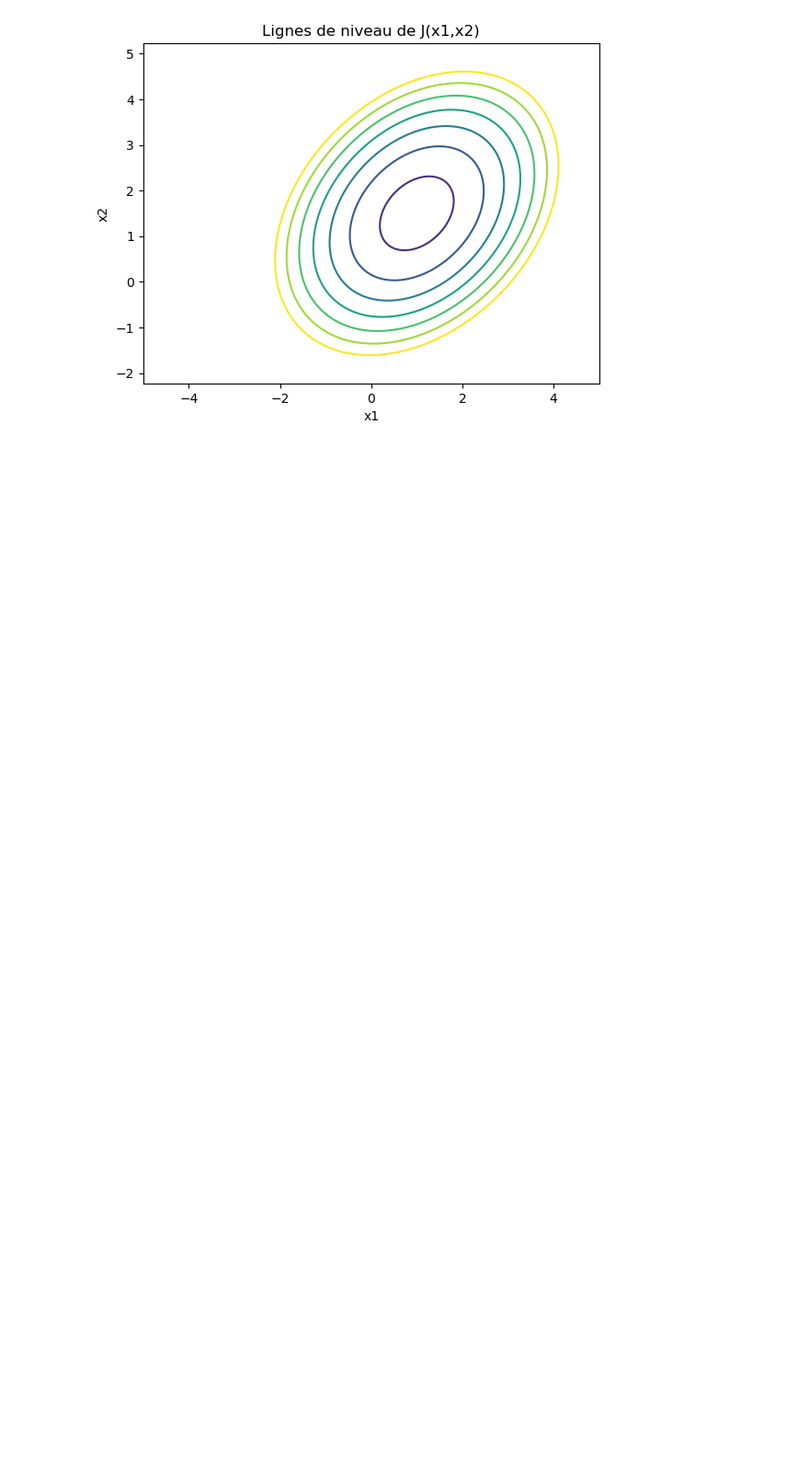
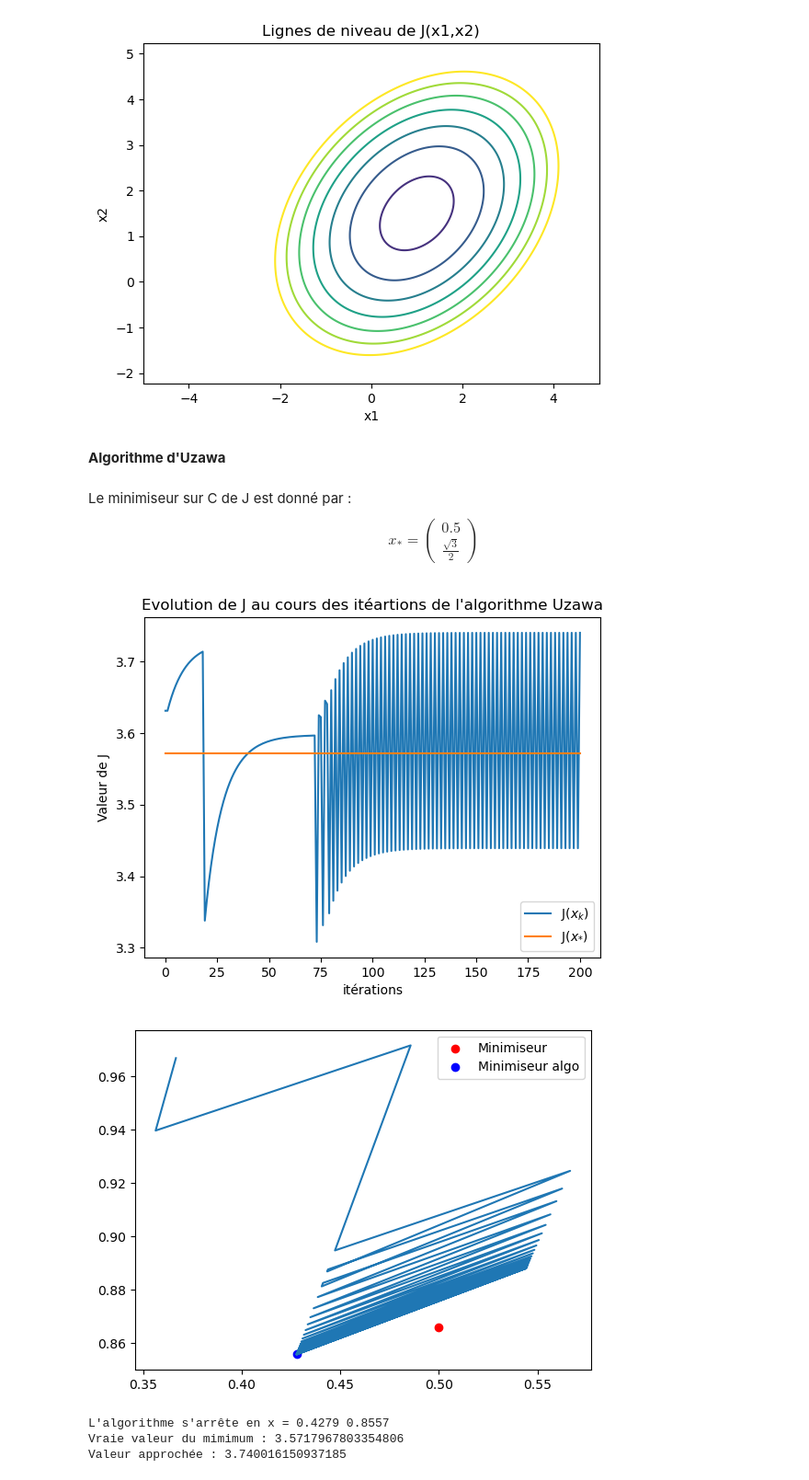
Before and after one commit to VictorCilleros/Methode_Uzawa_Optimisation, a Jupyter notebook: dsProject/methode_Uzawa.ipynb, the cells around one changed output. Shown at 92% size. Saved outputs shown, nothing was run; the diff lists cells and outputs as text; code cells hidden in the pictures; blank space fills up the shorter version.

Commit message:
Ajout algo Uzawa

```diff
--- a/dsProject/methode_Uzawa.ipynb
+++ b/dsProject/methode_Uzawa.ipynb
@@ -76,3 +71,16 @@ plt.show()
 [figure]
 [figure]
 [figure]
+# %% [markdown]
+**Algorithme d'Uzawa**
+# %% [markdown]
+Le minimiseur sur C de J est donné par :
+\begin{equation*}
+x_{*} =
+\begin{pmatrix}
+0.5 \\
+ \frac{ \sqrt{3} }{2}
+\end{pmatrix}
+\end{equation*}
+# %%
+f=lambda x1,x2 : np.array([f1(x1,x2),f2(x1,x2)])
@@ -78,0 +124,30 @@ plt.show()
+# %%
+l0=np.array([1,1])
+nIter=200
+alpha=0.1
+x,l,tabX,tabY,tabJ=methode_uzawa(l0,nIterMax=nIter,alpha=alpha)
+
+plt.figure()
+plt.plot(np.linspace(0,nIter,nIter+1),tabJ,label="J($x_{k}$)")
+plt.plot(np.linspace(0,nIter,nIter+1),[3.5717967803354806 for i in range(nIter+1)],label='J($x_{*}$)')
+plt.xlabel("itérations")
+plt.ylabel("Valeur de J")
+plt.title("Evolution de J au cours des itéartions de l'algorithme Uzawa")
+plt.legend()
+plt.show()
+
+plt.figure()
+plt.plot(tabX,tabY)
+plt.scatter([0.5], [0.8660254], color="red",label="Minimiseur")
+plt.scatter(x[0,0], x[1,0], color="blue",label="Minimiseur algo")
+plt.legend()
+plt.show()
+print(f"L'algorithme s'arrête en x = {x[0,0].round(4)} {x[1,0].round(4)}")
+print(f"Vraie valeur du mimimum : {J(0.5,0.8660254)}")
+print(f"Valeur approchée : {J(x[0,0],x[1,0])}")
+# %% [output]
+[figure, added]
+[figure, added]
+L'algorithme s'arrête en x = 0.4279 0.8557
+Vraie valeur du mimimum : 3.5717967803354806
+Valeur approchée : 3.740016150937185
```
Also changed, not shown: parts of 3 cells of this notebook, 2 other files.
